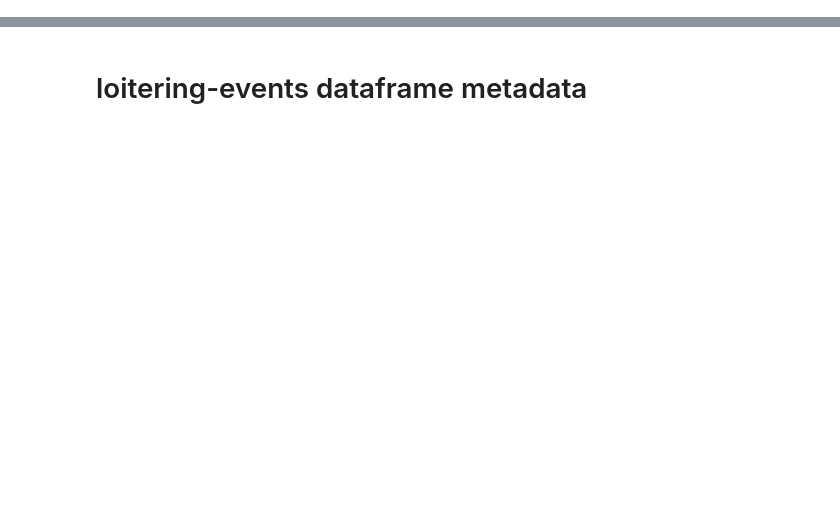
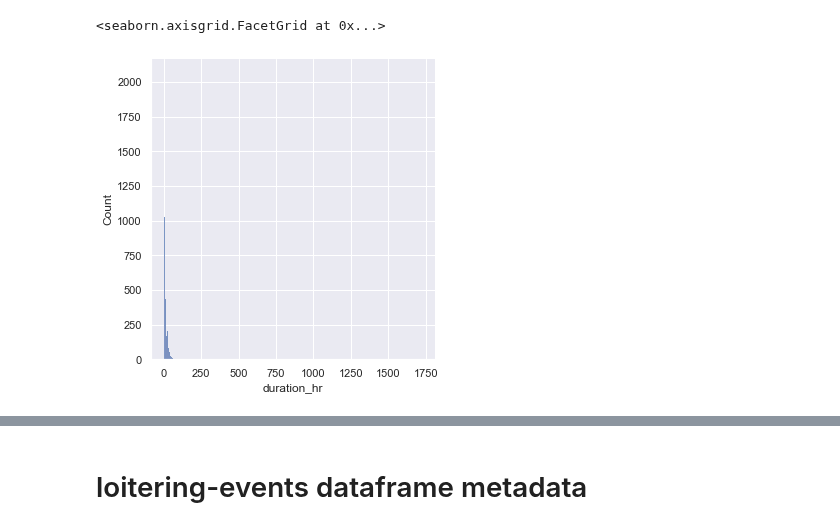
Before and after one commit to neuhart/Doing_DataScience_SS22, a Jupyter notebook: EDA.ipynb, the cells around one changed output, grey strips where cells are left out. Saved outputs shown, nothing was run; the diff lists cells and outputs as text; code cells hidden in the pictures; blank space fills up the shorter version.

```diff
--- a/EDA.ipynb
+++ b/EDA.ipynb
@@ -21,0 +82,5 @@ print('Shape: ', df_enc.shape)  # get shape of dataframe
+# %%
+sns.displot(x=df_enc['duration_hr'])
+# %% [output]
+<seaborn.axisgrid.FacetGrid at 0x...>
+[figure, added]
```
Also changed, not shown: parts of 23 cells of this notebook.
